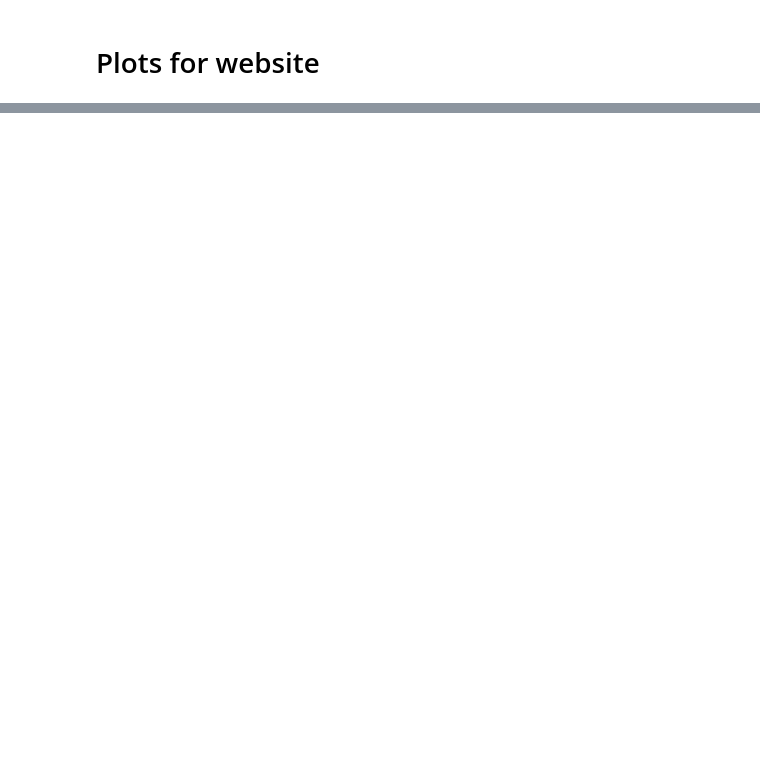
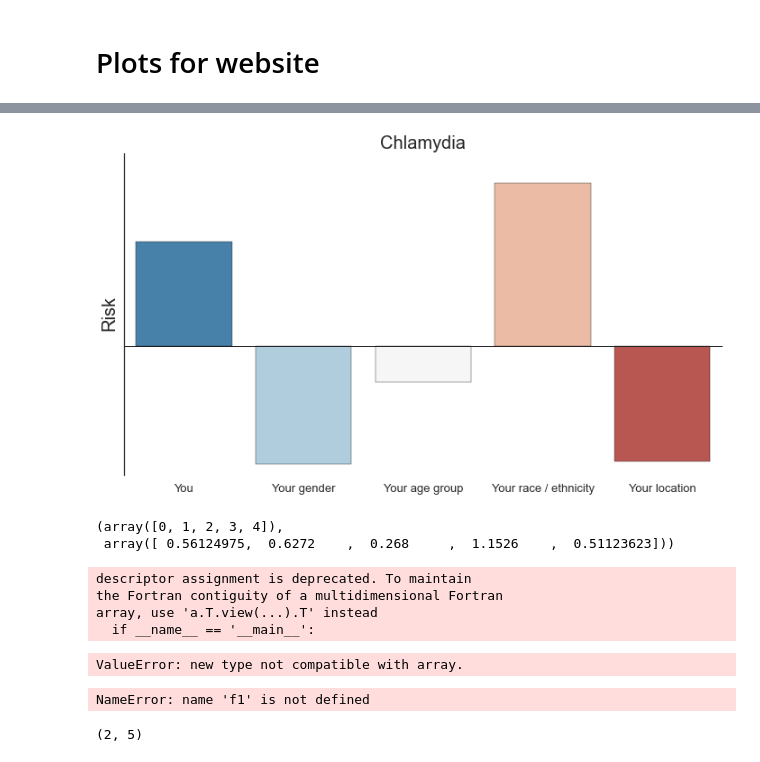
Before and after one commit to ahwkuepper/stdme, a Jupyter notebook: code/app_model_chlamydia.ipynb, the cells around one changed output, grey strips where cells are left out. Cells and saved outputs as stored; diff of their text form; code cells hidden in the pictures; blank space fills up the shorter version.

```diff
--- a/code/app_model_chlamydia.ipynb
+++ b/code/app_model_chlamydia.ipynb
@@ -110,7 +115,7 @@ rate_average = (age_rate["0-14"]*age_number["0-14"]+age_rate["15-19"]*age_number
 age_factor["0-14"] = age_rate["0-14"]/rate_average
 age_factor["15-19"] = age_rate["15-19"]/rate_average
 age_factor["20-24"] = age_rate["20-24"]/rate_average
-age_factor["25-29"] = age_rate["30-34"]/rate_average
+age_factor["25-29"] = age_rate["25-29"]/rate_average
 age_factor["30-34"] = age_rate["30-34"]/rate_average
 age_factor["35-39"] = age_rate["35-39"]/rate_average
 age_factor["40-44"] = age_rate["40-44"]/rate_average
@@ -119,5 +124,5 @@ age_factor["55-64"] = age_rate["55-64"]/rate_average
 age_factor["65+"] = age_rate["65+"]/rate_average
 
 race_factor["Native"], race_factor["Asian"], race_factor["Black"], race_factor["Hispanic"], race_factor["Multiple"], race_factor["Pacific"], race_factor["White"]
-#age_factor["0-14"], age_factor["15-19"], age_factor["20-24"], age_factor["25-29"], age_factor["30-34"], age_factor["35-39"], age_factor["40-44"], age_factor["45-54"], age_factor["55-64"], age_factor["65+"]
+age_factor["0-14"], age_factor["15-19"], age_factor["20-24"], age_factor["25-29"], age_factor["30-34"], age_factor["35-39"], age_factor["40-44"], age_factor["45-54"], age_factor["55-64"], age_factor["65+"]
 # %% [output]
@@ -290,0 +463,30 @@ plt.savefig('../graphics/boston_comparison.png', bbox_inches='tight', dpi=150)
+# %%
+sns.set(style="white", context="talk")
+
+fig, ax = plt.subplots(1, 1, figsize=(10, 6), sharex=True)
+
+# Center the data to make it diverging
+y2 = d - d.mean()
+
+position = np.arange(len(d))
+zipped = zip(position,d)
+
+sns.barplot(d_label, y2, palette="RdBu_r", ax=ax)
+#sns.barplot(d_label, y2, color=clrs, ax=ax)
+
+ax.set_ylabel("Risk", fontsize=20)
+
+plt.title(r'Chlamydia', fontsize=20)
+ax.plot([-1, len(d)], [0,0], "k-", linewidth=1.0)
+
+# Finalize the plot
+sns.despine(bottom=True)
+plt.setp(fig.axes, yticks=[])
+plt.tight_layout(h_pad=3)
+# %% [output]
+[figure, added]
+# %%
+position, d
+# %% [output]
+(array([0, 1, 2, 3, 4]),
+ array([ 0.56124975,  0.6272    ,  0.268     ,  1.1526    ,  0.51123623]))
@@ -290,0 +495,16 @@ plt.savefig('../graphics/boston_comparison.png', bbox_inches='tight', dpi=150)
+# %%
+np.sort(order.view('i8,float'), order=['f1'], axis=0).view(np.int)
+# %% [output]
+descriptor assignment is deprecated. To maintain
+the Fortran contiguity of a multidimensional Fortran
+array, use 'a.T.view(...).T' instead
+  if __name__ == '__main__':
+ValueError: new type not compatible with array.
+# %%
+np.sort(order.T.view(), order=[f1], axis=0)
+# %% [output]
+NameError: name 'f1' is not defined
+# %%
+order.shape
+# %% [output]
+(2, 5)
```
Also changed, not shown: parts of 19 cells of this notebook, 1 other file.
